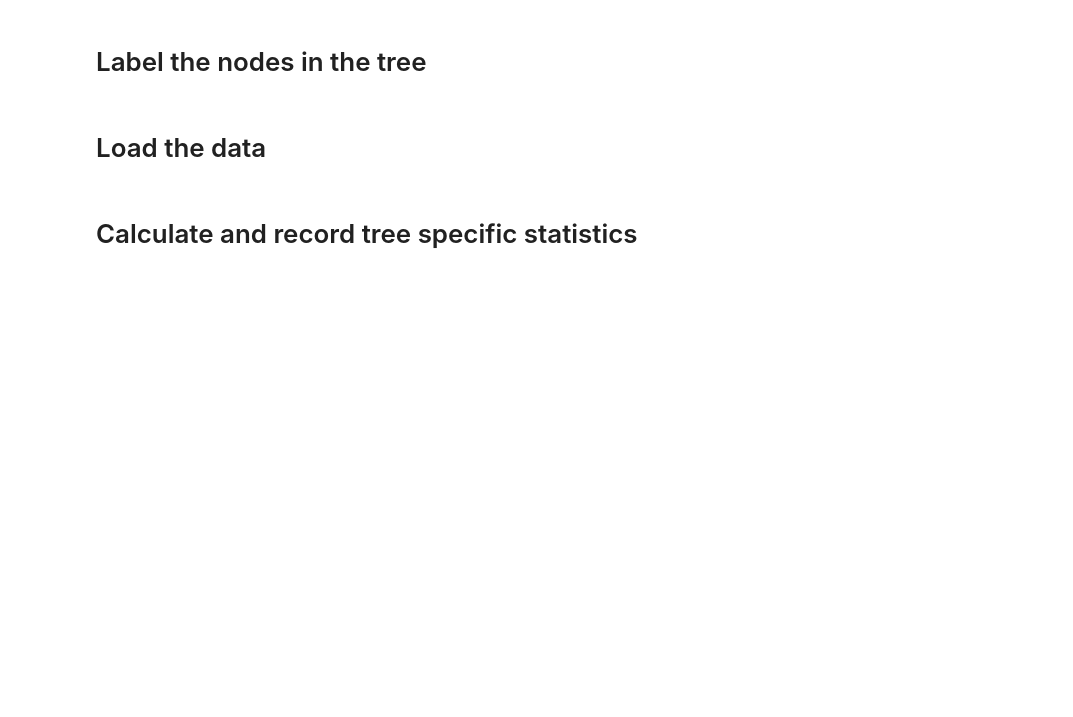
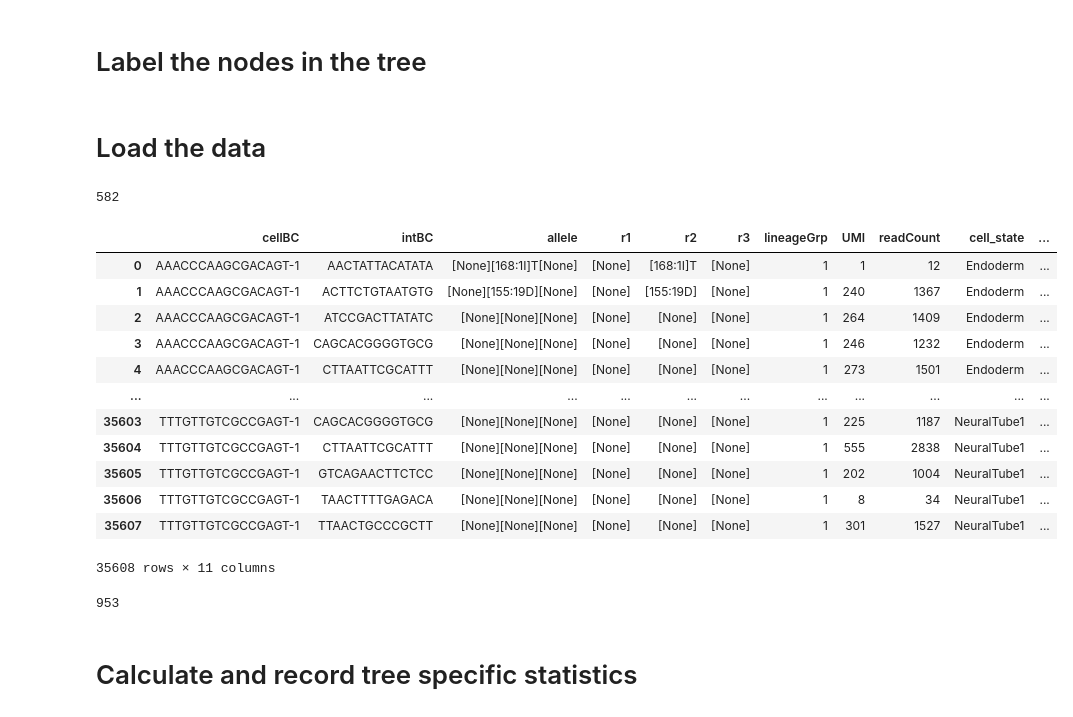
Before and after one commit to BenjaminKLaw/TLS_Project, a Jupyter notebook: AM-DNA-098/5_AM-DNA-098_lineage_stats.ipynb, the cells around one changed output. Saved outputs shown, nothing was run; the diff lists cells and outputs as text; code cells hidden in the pictures; blank space fills up the shorter version.

```diff
--- a/AM-DNA-098/5_AM-DNA-098_lineage_stats.ipynb
+++ b/AM-DNA-098/5_AM-DNA-098_lineage_stats.ipynb
@@ -163,3 +171,27 @@ leaves = [i.name for i in t.get_leaves()]
+# %%
+len(np.unique(indels))
+# %% [output]
+582
+# %%
+TLS2_allele_table
+# %% [output]
+|  | cellBC | intBC | allele | r1 | r2 | r3 | lineageGrp | UMI | readCount | cell_state | ... |
+| 0 | AAACCCAAGCGACAGT-1 | AACTATTACATATA | [None][168:1I]T[None] | [None] | [168:1I]T | [None] | 1 | 1 | 12 | Endoderm | ... |
+| 1 | AAACCCAAGCGACAGT-1 | ACTTCTGTAATGTG | [None][155:19D][None] | [None] | [155:19D] | [None] | 1 | 240 | 1367 | Endoderm | ... |
+| 2 | AAACCCAAGCGACAGT-1 | ATCCGACTTATATC | [None][None][None] | [None] | [None] | [None] | 1 | 264 | 1409 | Endoderm | ... |
+| 3 | AAACCCAAGCGACAGT-1 | CAGCACGGGGTGCG | [None][None][None] | [None] | [None] | [None] | 1 | 246 | 1232 | Endoderm | ... |
+| 4 | AAACCCAAGCGACAGT-1 | CTTAATTCGCATTT | [None][None][None] | [None] | [None] | [None] | 1 | 273 | 1501 | Endoderm | ... |
+| ... | ... | ... | ... | ... | ... | ... | ... | ... | ... | ... | ... |
+| 35603 | TTTGTTGTCGCCGAGT-1 | CAGCACGGGGTGCG | [None][None][None] | [None] | [None] | [None] | 1 | 225 | 1187 | NeuralTube1 | ... |
+| 35604 | TTTGTTGTCGCCGAGT-1 | CTTAATTCGCATTT | [None][None][None] | [None] | [None] | [None] | 1 | 555 | 2838 | NeuralTube1 | ... |
+| 35605 | TTTGTTGTCGCCGAGT-1 | GTCAGAACTTCTCC | [None][None][None] | [None] | [None] | [None] | 1 | 202 | 1004 | NeuralTube1 | ... |
+| 35606 | TTTGTTGTCGCCGAGT-1 | TAACTTTTGAGACA | [None][None][None] | [None] | [None] | [None] | 1 | 8 | 34 | NeuralTube1 | ... |
+| 35607 | TTTGTTGTCGCCGAGT-1 | TTAACTGCCCGCTT | [None][None][None] | [None] | [None] | [None] | 1 | 301 | 1527 | NeuralTube1 | ... |
+35608 rows × 11 columns
+# %%
+len(TLS2_allele_table['allele'].unique())
+# %% [output]
+953
 # %% [markdown]
 # Calculate and record tree specific statistics
 # %%
```
Also changed, not shown: parts of 2 cells of this notebook, 3 other files.
